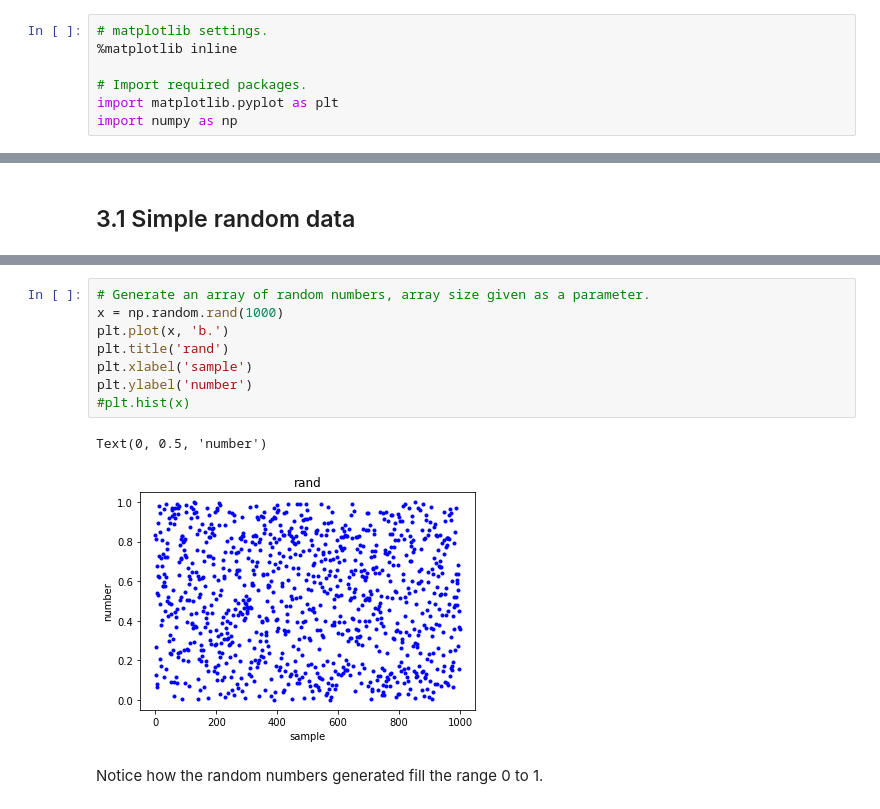
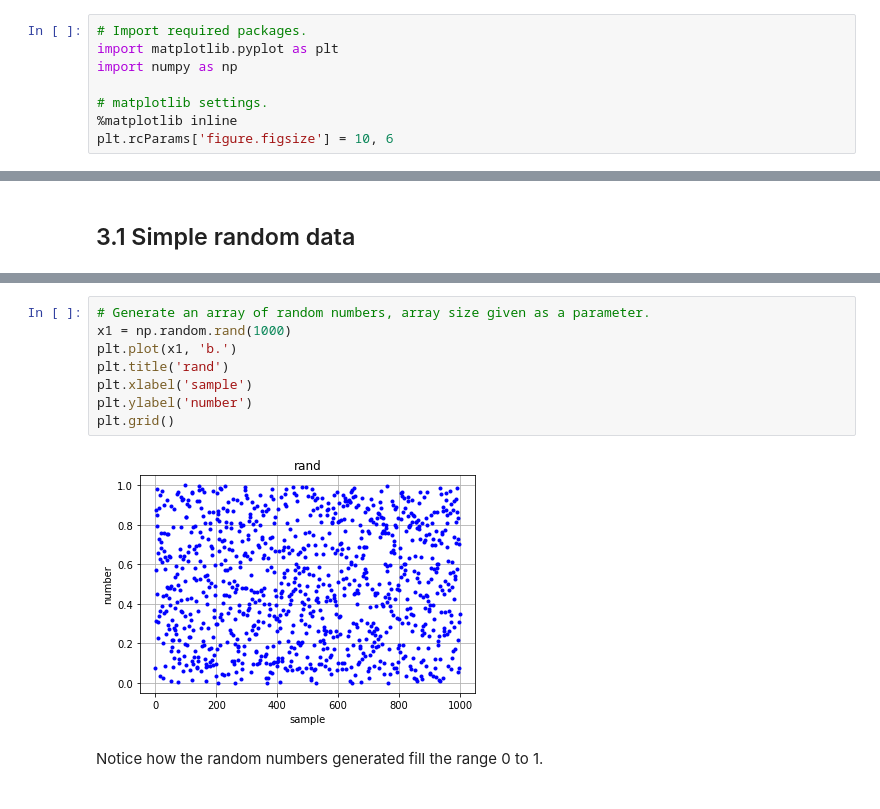
Before and after one commit to elizabethdaly/numpy-random, a Jupyter notebook: numpy-random.ipynb, the cells around one changed output, grey strips where cells are left out. Drawn from its saved outputs; the diff is of its cells as text.

```diff
--- a/numpy-random.ipynb
+++ b/numpy-random.ipynb
@@ -8,12 +8,13 @@ In this notebook I will explain the use of the numpy.random package in Python. I
 # %% [markdown]
 ### Preliminaries
 # %%
-# matplotlib settings.
-%matplotlib inline
-
 # Import required packages.
 import matplotlib.pyplot as plt
 import numpy as np
+
+# matplotlib settings.
+%matplotlib inline
+plt.rcParams['figure.figsize'] = 10, 6
 # %% [markdown]
 ***
 ## 2. The purpose of the numpy.random package
@@ -36,14 +43,13 @@ np.random.rand()
 # %%
 # Generate an array of random numbers, array size given as a parameter.
-x = np.random.rand(1000)
-plt.plot(x, 'b.')
+x1 = np.random.rand(1000)
+plt.plot(x1, 'b.')
 plt.title('rand')
 plt.xlabel('sample')
 plt.ylabel('number')
-#plt.hist(x)
+plt.grid()
 # %% [output]
-Text(0, 0.5, 'number')
-[figure, old version]
+[figure, new version]
 # %% [markdown]
 Notice how the random numbers generated fill the range 0 to 1.
 # %% [markdown]
```
Also changed, not shown: parts of 37 cells of this notebook, 1 other file.
